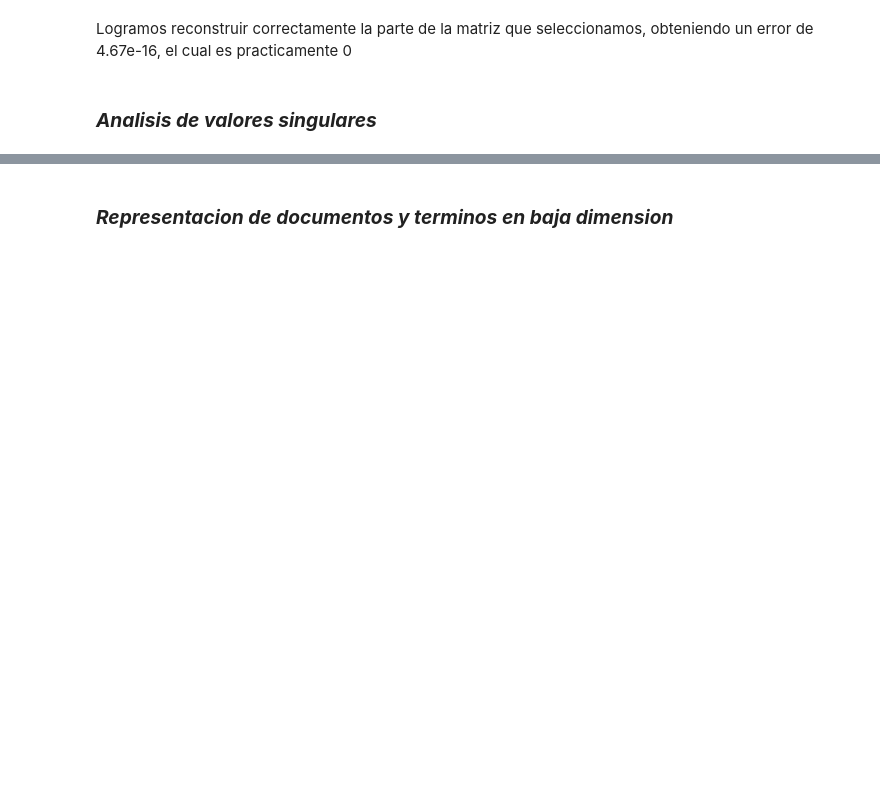
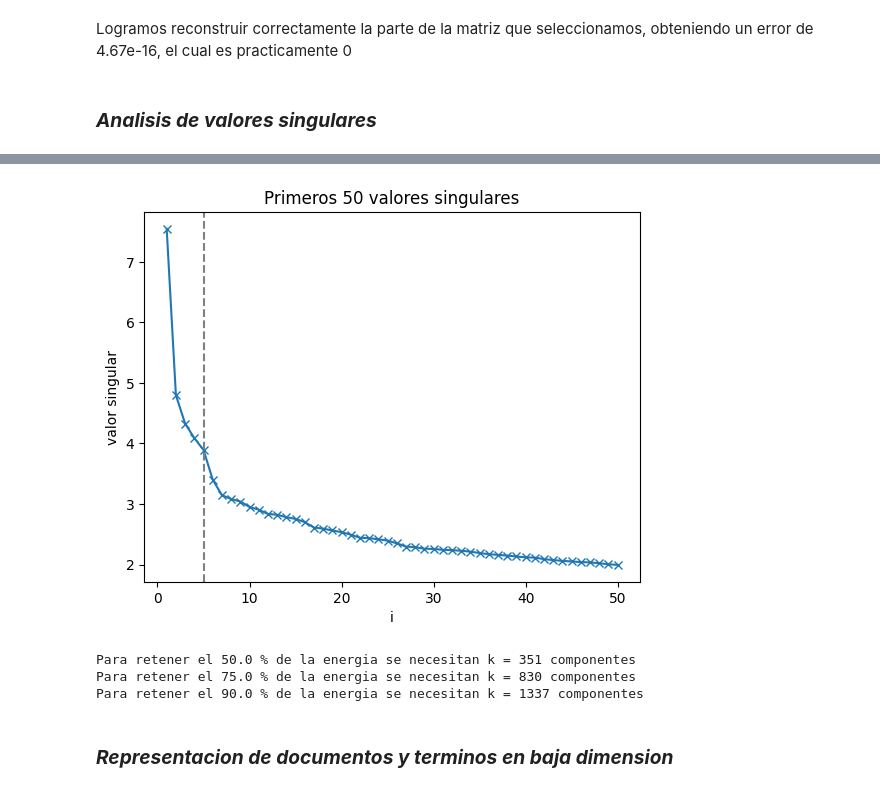
Before and after one commit to LmChicao/Proyecto-Computacional-IMT2230, a Jupyter notebook: jupyters/Cosas.ipynb, the cells around one changed output, grey strips where cells are left out. Drawn from its saved outputs; the diff is of its cells as text; code cells hidden in the pictures; blank space fills up the shorter version.

```diff
--- a/jupyters/Cosas.ipynb
+++ b/jupyters/Cosas.ipynb
@@ -268,2 +344,29 @@ Logramos reconstruir correctamente la parte de la matriz que seleccionamos, obte
+# %%
+asad = []
+for uwu in range(1,51):
+    asad.append(uwu)
+
+plt.plot(asad ,s[:50], marker="x" )
+plt.axvline(5, linestyle="--", color="gray")
+plt.title("Primeros 50 valores singulares")
+plt.xlabel("i")
+plt.ylabel("valor singular")
+plt.show()
+
+total = np.sum(s**2)
+for p in [0.5, 0.75, 0.9] :
+    suma = 0
+    k = 0
+    for valor_singular in s:
+        suma = suma + valor_singular**2 / total
+        k = k + 1
+        if suma >= p:
+            break
+    print(f"Para retener el {p*100} % de la energia se necesitan k = {k} componentes")
+# %% [output]
+[figure, added]
+Para retener el 50.0 % de la energia se necesitan k = 351 componentes
+Para retener el 75.0 % de la energia se necesitan k = 830 componentes
+Para retener el 90.0 % de la energia se necesitan k = 1337 componentes
 # %% [markdown]
 ### ***Representacion de documentos y terminos en baja dimension***
```
Also changed, not shown: parts of 6 cells of this notebook.
